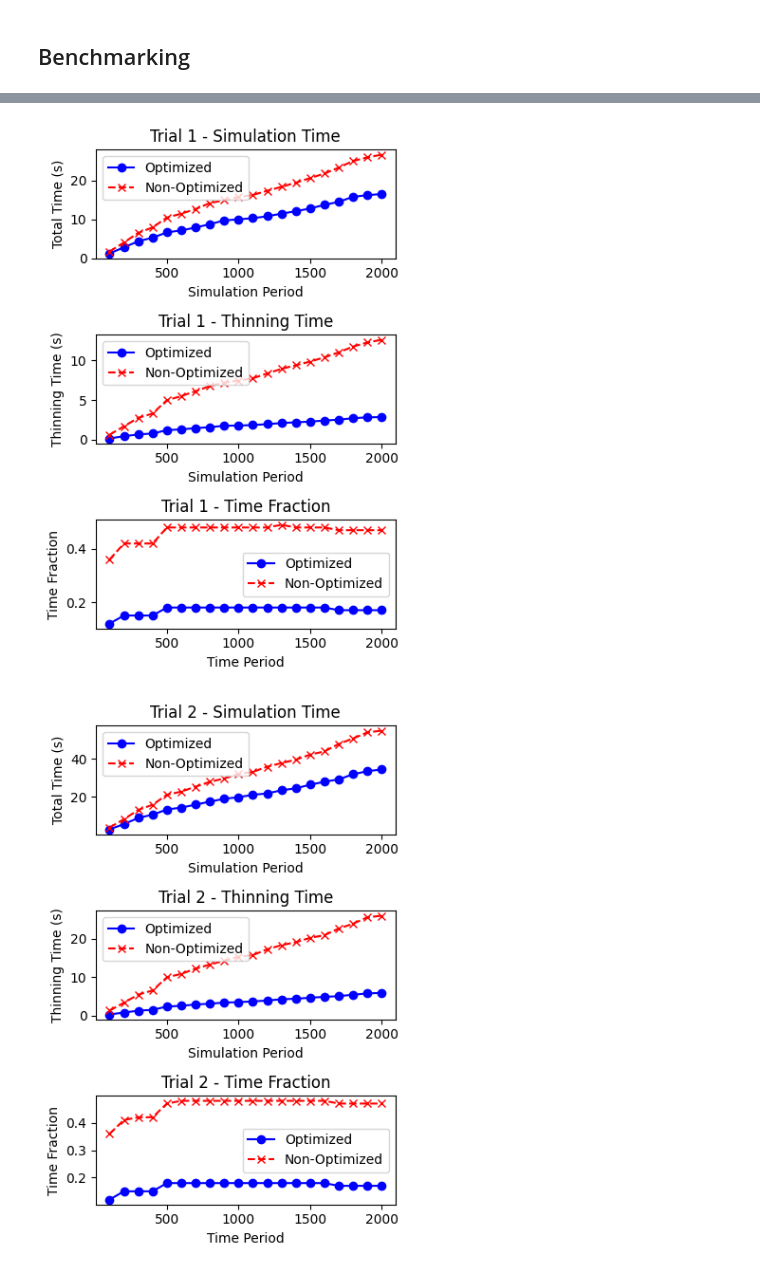
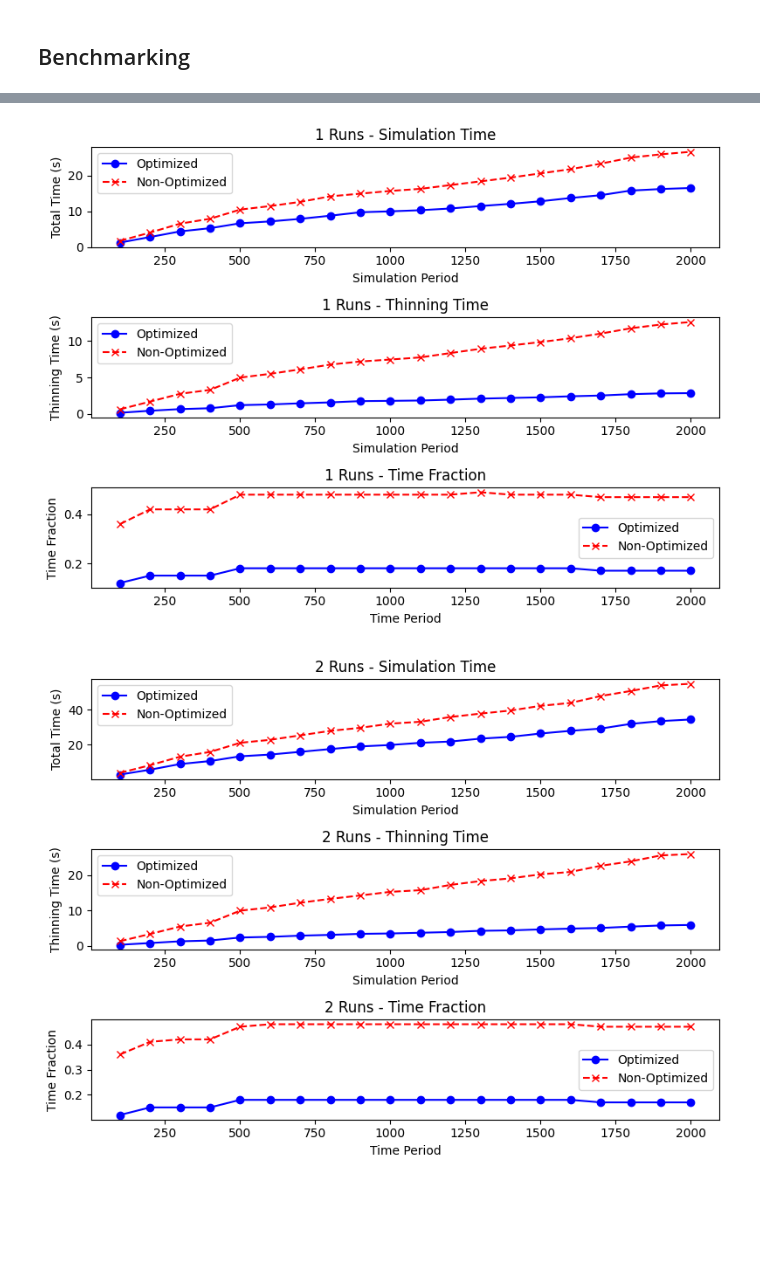
Before and after one commit to konqr/lobSimulations, a Jupyter notebook: Benchmarking.ipynb, the cells around one changed output, grey strips where cells are left out. Drawn from its saved outputs; the diff is of its cells as text; code cells hidden in the pictures; blank space fills up the shorter version.

```diff
--- a/Benchmarking.ipynb
+++ b/Benchmarking.ipynb
@@ -226,38 +185,38 @@ triggered
 # %%
 time_periods=np.arange(100, 2100, 100)
 for trial in range(1, trials + 1):
-    plt.figure(figsize=(4, 6))
+    plt.figure(figsize=(8, 6))
 
     # Plot simulation time
     plt.subplot(3, 1, 1)
     plt.plot(time_periods, res[trial, :, 0], label='Optimized', color='blue', linestyle='-', marker='o')
     plt.plot(time_periods, res2[trial, :, 0], label='Non-Optimized', color='red', linestyle='--', marker='x')
-    plt.title(f'Trial {trial} - Simulation Time')
+    plt.title(f'{trial} Runs - Simulation Time')
     plt.xlabel('Simulation Period')
     plt.ylabel('Total Time (s)')
     plt.legend()
 
     # Plot thinning time
     plt.subplot(3, 1, 2)
     plt.plot(time_periods, res[trial, :, 1], label='Optimized', color='blue', linestyle='-', marker='o')
     plt.plot(time_periods, res2[trial, :, 1], label='Non-Optimized', color='red', linestyle='--', marker='x')
-    plt.title(f'Trial {trial} - Thinning Time')
+    plt.title(f'{trial} Runs - Thinning Time')
     plt.xlabel('Simulation Period')
     plt.ylabel('Thinning Time (s)')
     plt.legend()
 
     # Plot time fraction
     plt.subplot(3, 1, 3)
     plt.plot(time_periods, res[trial, :, 2], label='Optimized', color='blue', linestyle='-', marker='o')
     plt.plot(time_periods, res2[trial, :, 2], label='Non-Optimized', color='red', linestyle='--', marker='x')
-    plt.title(f'Trial {trial} - Time Fraction')
+    plt.title(f'{trial} Runs - Time Fraction')
     plt.xlabel('Time Period')
     plt.ylabel('Time Fraction')
     plt.legend()
 
     # Adjust layout and show the plot for the current trial
     plt.tight_layout()
     plt.show()
 # %% [output]
-[figure, old version]
+[figure, new version]
-[figure, old version]
+[figure, new version]
```
Also changed, not shown: parts of 6 cells of this notebook.
